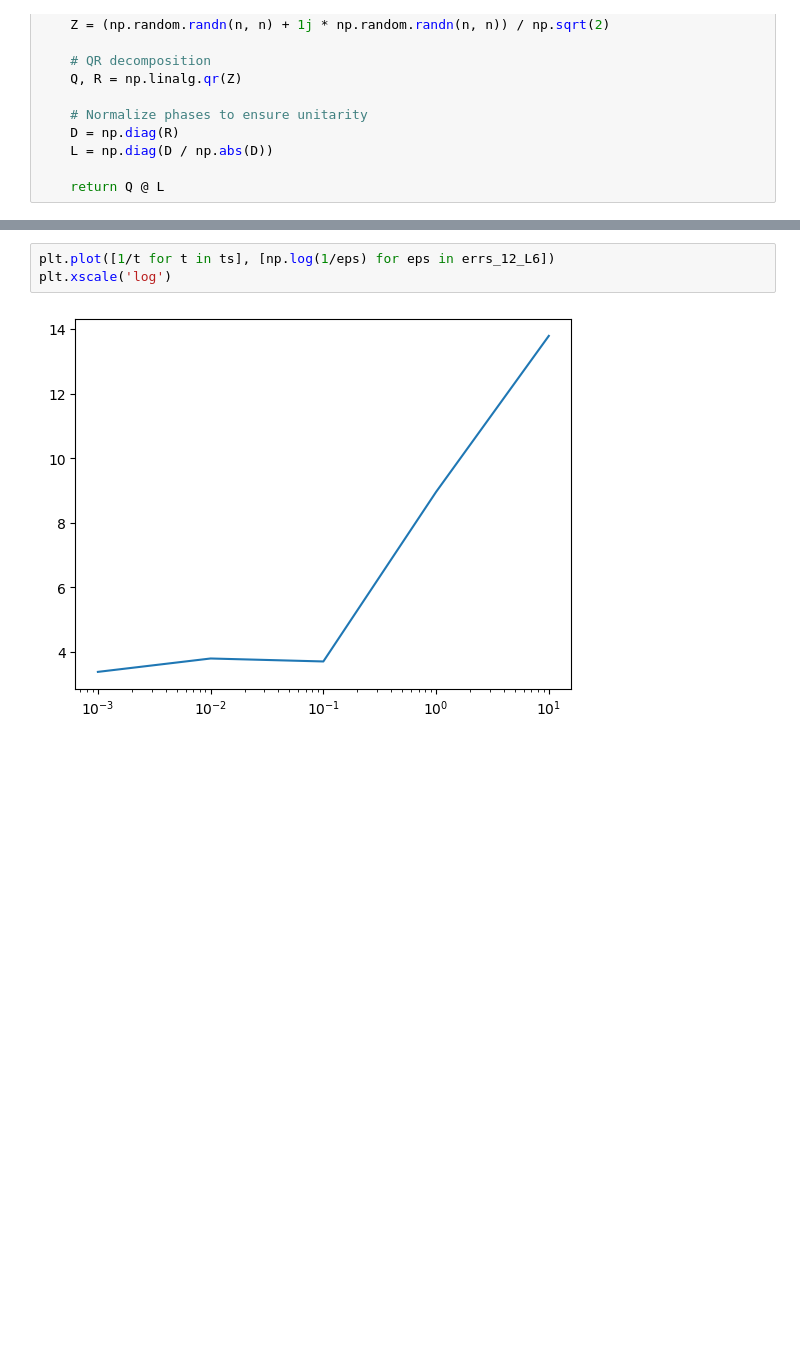
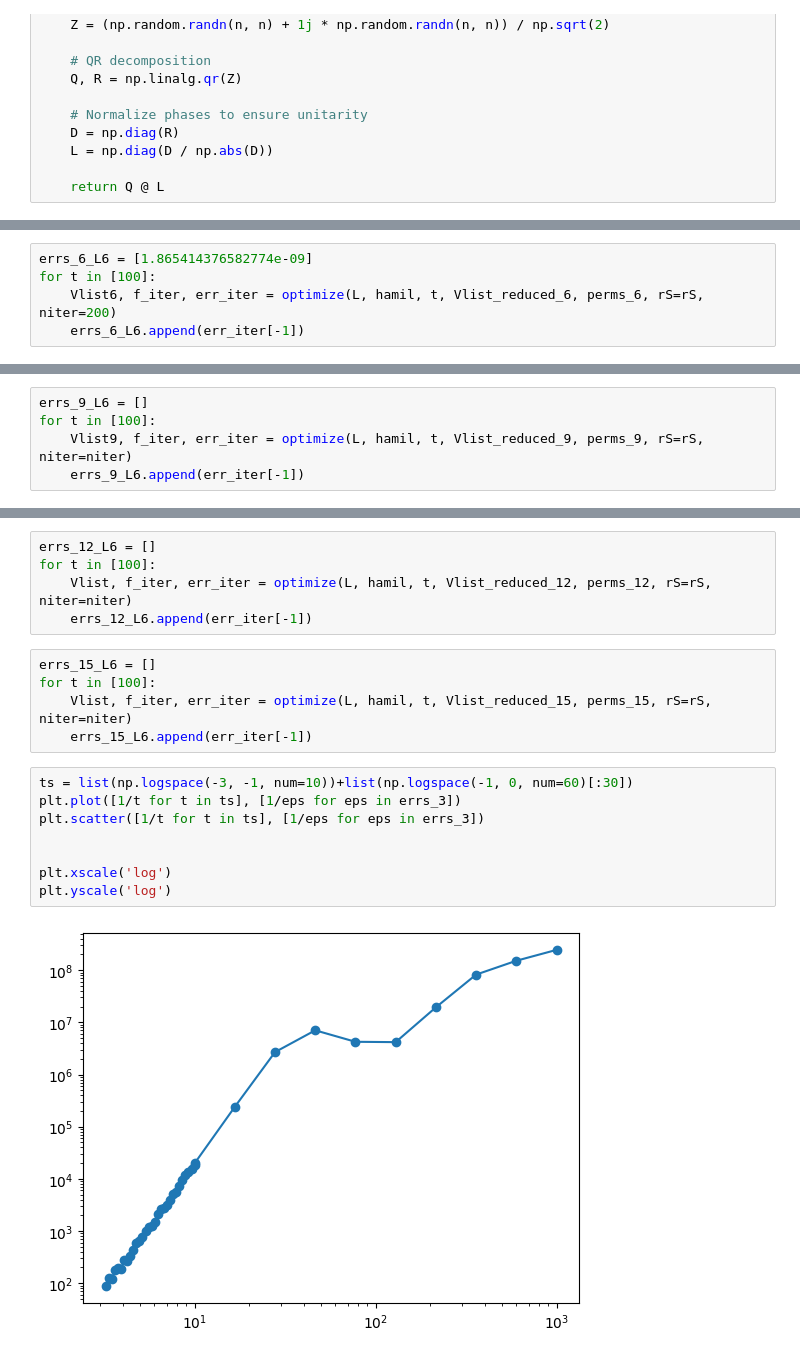
Before and after one commit to erenaykrcn/ccU, a Jupyter notebook: examples/optimal_bounds/Optimal Bounds.ipynb, the cells around one changed output, grey strips where cells are left out. Cells and saved outputs as stored; diff of their text form; blank space fills up the shorter version.

```diff
--- a/examples/optimal_bounds/Optimal Bounds.ipynb
+++ b/examples/optimal_bounds/Optimal Bounds.ipynb
@@ -254,0 +218,5 @@ Current error:  0.03391599515134265
+# %%
+errs_6_L6 = [1.865414376582774e-09]
+for t in [100]:
+    Vlist6, f_iter, err_iter = optimize(L, hamil, t, Vlist_reduced_6, perms_6, rS=rS, niter=200)
+    errs_6_L6.append(err_iter[-1])
@@ -254,0 +241,5 @@ Current error:  0.03391599515134265
+# %%
+errs_9_L6 = []
+for t in [100]:
+    Vlist9, f_iter, err_iter = optimize(L, hamil, t, Vlist_reduced_9, perms_9, rS=rS, niter=niter)
+    errs_9_L6.append(err_iter[-1])
@@ -255,5 +264,20 @@ Current error:  0.03391599515134265
+# %%
+errs_12_L6 = []
+for t in [100]:
+    Vlist, f_iter, err_iter = optimize(L, hamil, t, Vlist_reduced_12, perms_12, rS=rS, niter=niter)
+    errs_12_L6.append(err_iter[-1])
+# %%
+errs_15_L6 = []
+for t in [100]:
+    Vlist, f_iter, err_iter = optimize(L, hamil, t, Vlist_reduced_15, perms_15, rS=rS, niter=niter)
+    errs_15_L6.append(err_iter[-1])
 # %%
-plt.plot([1/t for t in ts], [np.log(1/eps) for eps in errs_12_L6])
+ts = list(np.logspace(-3, -1, num=10))+list(np.logspace(-1, 0, num=60)[:30])
+plt.plot([1/t for t in ts], [1/eps for eps in errs_3])
+plt.scatter([1/t for t in ts], [1/eps for eps in errs_3])
+
+
 plt.xscale('log')
+plt.yscale('log')
 # %% [output]
-[figure, old version]
+[figure, new version]
```
Also changed, not shown: parts of 11 cells of this notebook, 8 other files.
